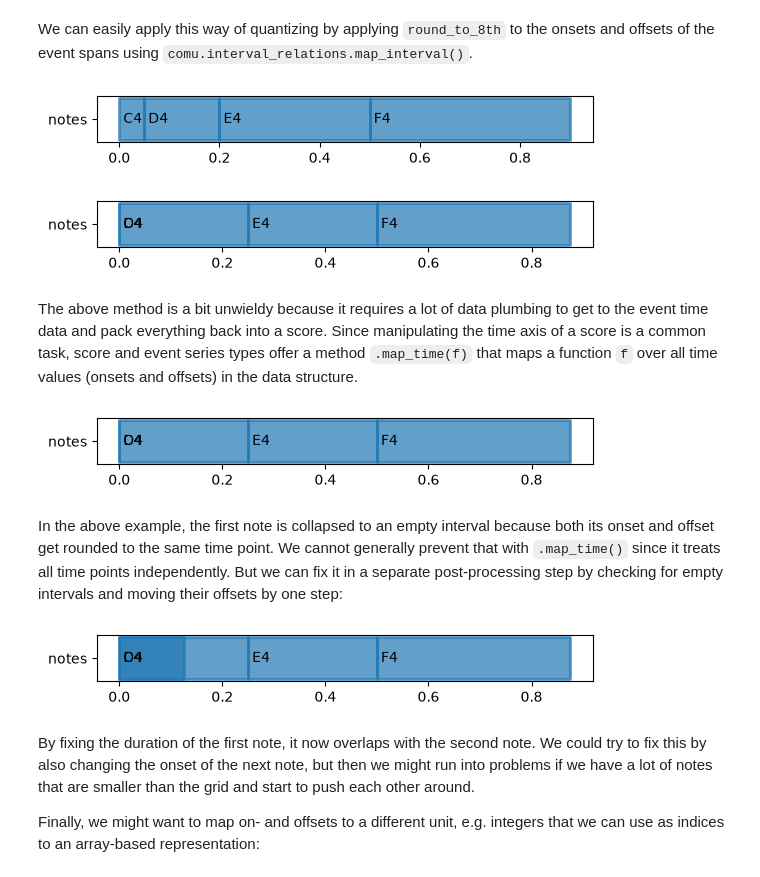
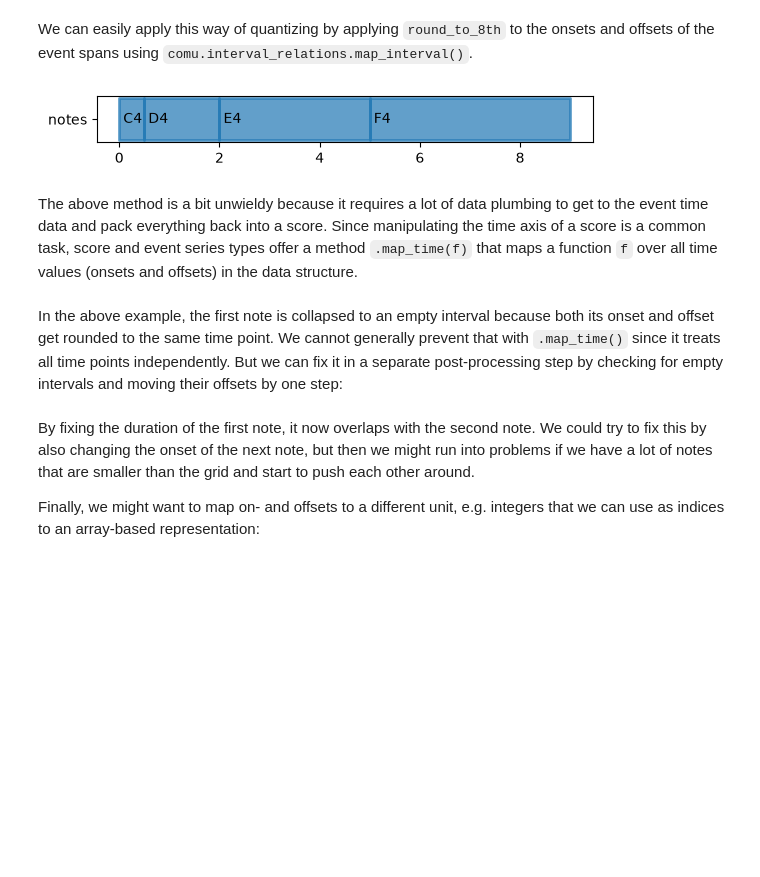
Before and after one commit to Amsterdam-Music-Lab/music-format-experiments, a Jupyter notebook: examples.ipynb, the cells around one changed output. Drawn from its saved outputs; the diff is of its cells as text; code cells hidden in the pictures; blank space fills up the shorter version.

Commit message:
implement reciprocal time notation

```diff
--- a/examples.ipynb
+++ b/examples.ipynb
@@ -433,32 +433,30 @@ using `comu.interval_relations.map_interval()`.
 # %%
 score_unquant = comu.notation.read_comu("""
 ---
+[time]
+type = "numeric"
 [spines.notes]
 type = "pitch"
 ---
 notes
 0.05:C4
 0.15:D4
 0.3:E4
 0.4:F4
 """)
 score_unquant.plot();
 # %% [output]
-[figure, old version]
+[figure, new version]
 # %%
 quant_spans = comu.interval_relations.map_interval(round_to_8th, score_unquant["notes"].events["span"].array)
 quant_events = score_unquant["notes"].events.assign(span=quant_spans).as_spans
 Score({"notes": quant_events}).plot();
-# %% [output]
-[figure, removed]
 # %% [markdown]
 The above method is a bit unwieldy because it requires a lot of data plumbing to get to the event time data and pack everything back into a score.
 Since manipulating the time axis of a score is a common task, score and event series types offer a method `.map_time(f)` that maps a function `f` over all time values (onsets and offsets) in the data structure.
 # %%
 score_quant = score_unquant.map_time(round_to_8th)
 score_quant.plot();
-# %% [output]
-[figure, removed]
 # %% [markdown]
 In the above example, the first note is collapsed to an empty interval because both its onset and offset get rounded to the same time point.
 We cannot generally prevent that with `.map_time()` since it treats all time points independently.
@@ -476,8 +474,6 @@ np.putmask(offsets, offsets == onsets, offsets + 1/8)
 score_quant["notes"].events["span"] = pd.arrays.IntervalArray.from_arrays(onsets, offsets, closed="left")
 
 score_quant.plot();
-# %% [output]
-[figure, removed]
 # %% [markdown]
 By fixing the duration of the first note, it now overlaps with the second note.
 We could try to fix this by also changing the onset of the next note,
```
Also changed, not shown: parts of 10 cells of this notebook, 1 other file.
